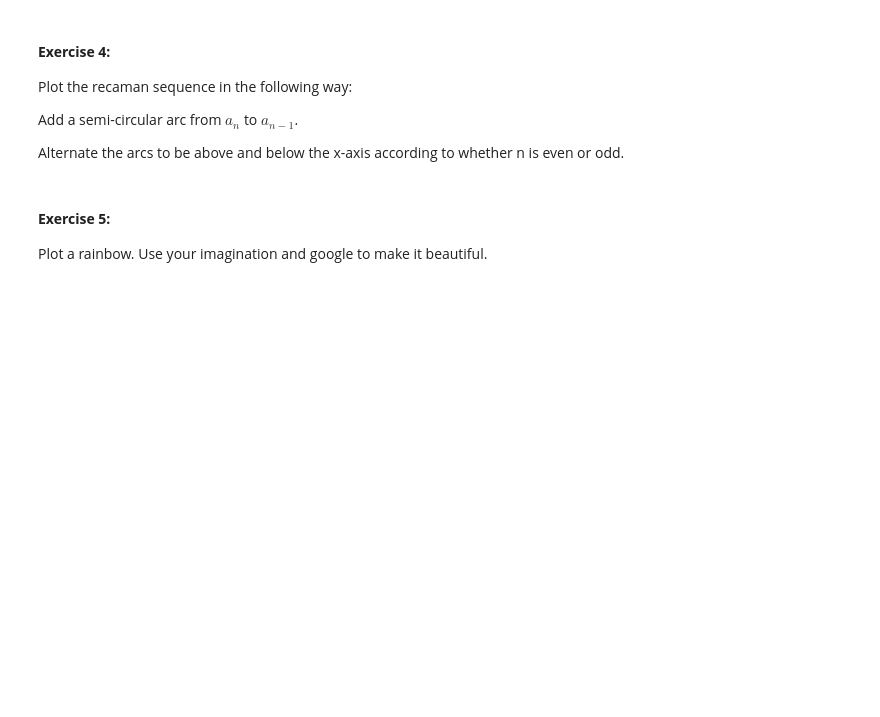
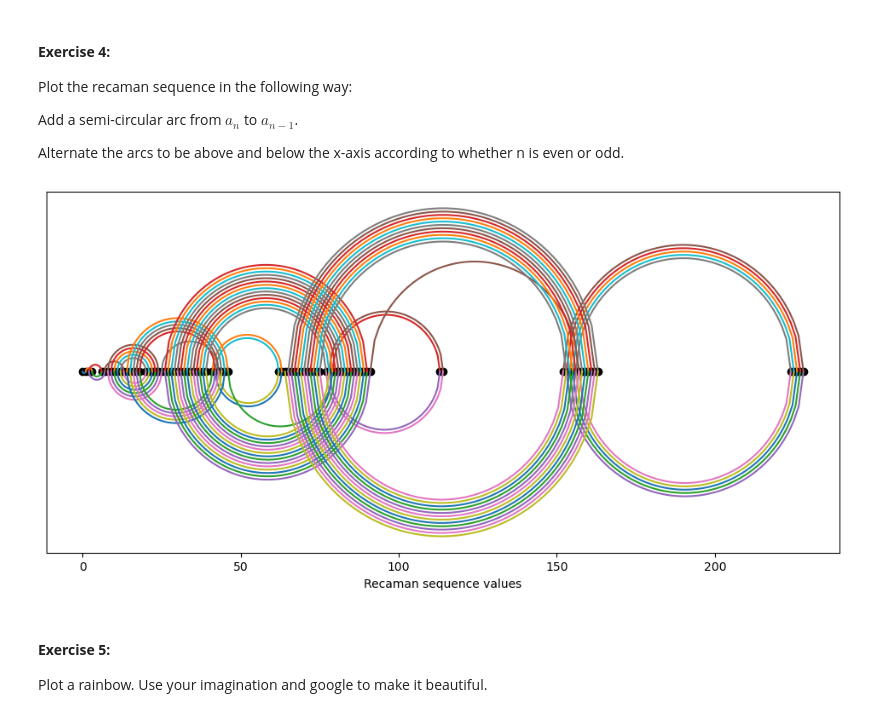
Before and after one commit to nathasya-abenita/ScientificPython_diploma26, a Jupyter notebook: Exercises2-3-4.ipynb, the cells around one changed output. Cells and saved outputs as stored; diff of their text form; code cells hidden in the pictures; blank space fills up the shorter version.

```diff
--- a/Exercises2-3-4.ipynb
+++ b/Exercises2-3-4.ipynb
@@ -58,6 +145,60 @@ Add a semi-circular arc from $a_{n}$ to $a_{n-1}$.
 
 Alternate the arcs to be above and below the x-axis according to whether
     n is even or odd.
+# %%
+def recaman(max_terms):
+    exist = set()
+    seq=list()
+    n = 0
+    a = 0
+    while n < max_terms:
+        diff=a-n
+        if diff > 0 and diff not in exist:
+            a = diff
+        else:
+            a = a + n
+        exist.add(a)
+        seq.append(a)
+        n += 1
+    return seq
+# %%
+# Define number of sequence
+n = 100
+
+# Define the sequence
+xlist = recaman(n)
+
+# Define figure with custom size
+plt.figure(figsize=(12, 5.5))
+
+# Plot sequence points in a single line
+plt.plot(xlist, [0 for _ in range (n)], 'ok')
+
+# Create semi-circular arcs which connect pairs
+for i in range (n-1):
+    # Take sequence between the pair
+    x1, x2 = xlist[i], xlist[i+1]
+
+    # Compute arc radius
+    r = abs(x2 - x1) / 2
+
+    # Create x-axis values between the the pair
+    xarc = np.linspace(x1, x2, 50)
+
+    # Create y-axis values which is the arc
+    if (i % 2): # even number, arc is above
+        yarc = np.sqrt(r**2 - (xarc - 0.5 * (x1 + x2))**2)
+    else:
+        yarc = -np.sqrt(r**2 - (xarc - 0.5 * (x1 + x2))**2)
+
+    # Plot the arc
+    plt.plot(xarc, yarc)
+
+    # Edit labels
+    plt.xlabel('Recaman sequence values')
+    plt.yticks([])
+# %% [output]
+[figure, added]
 # %% [markdown]
 #### **Exercise 5:**
 
```
Also changed, not shown: parts of 25 cells of this notebook, 2 other files.
